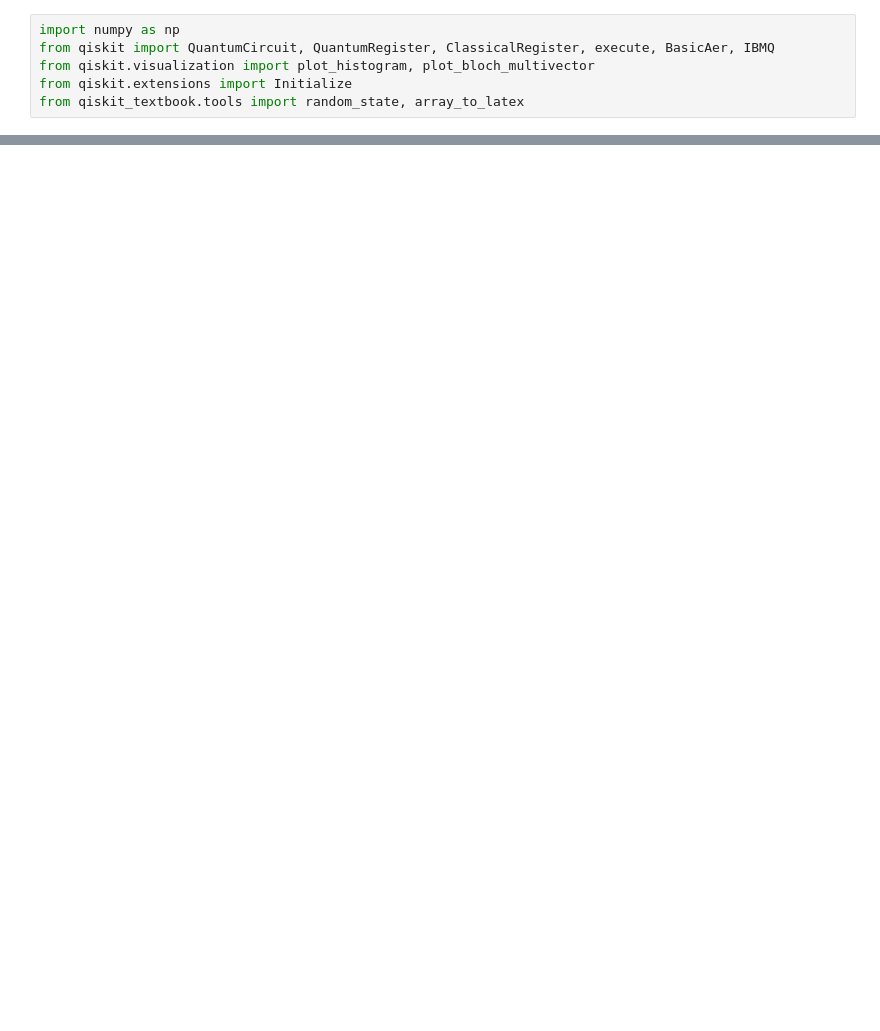
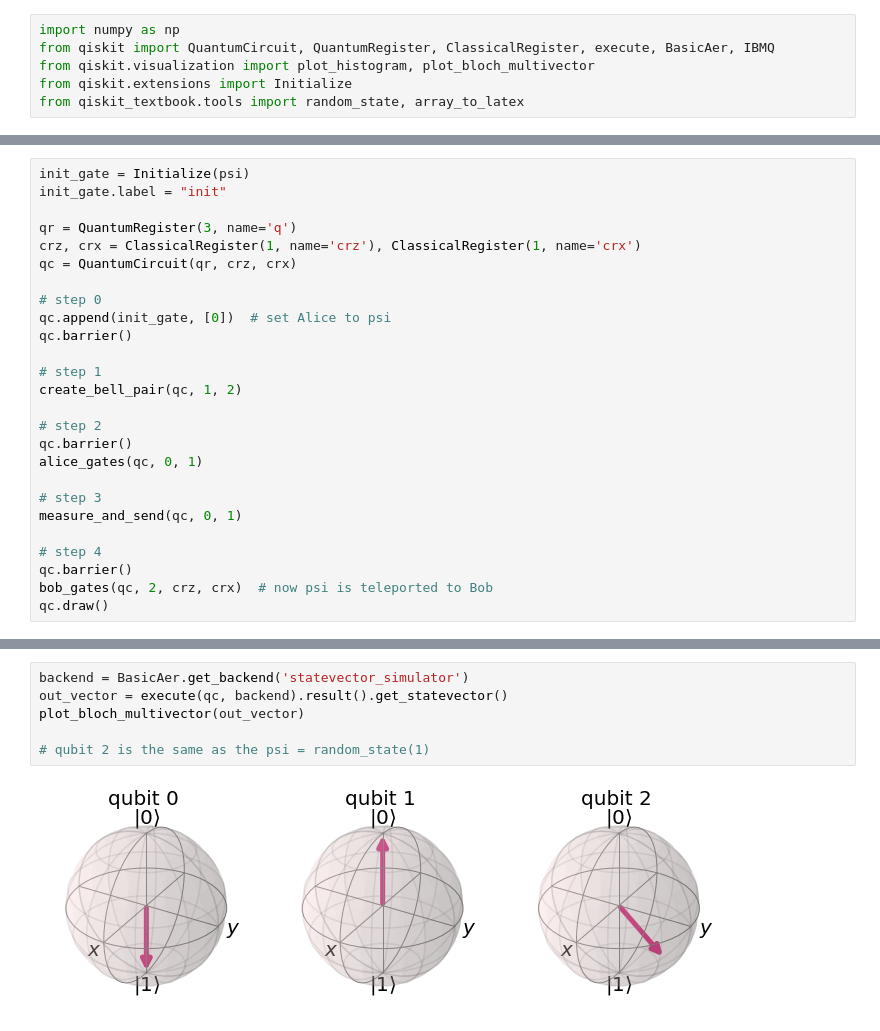
Before and after one commit to caitaozhan/testing, a Jupyter notebook: quantum/teleportation.ipynb, the cells around one changed output, grey strips where cells are left out. Drawn from its saved outputs; the diff is of its cells as text; blank space fills up the shorter version.

```diff
--- a/quantum/teleportation.ipynb
+++ b/quantum/teleportation.ipynb
@@ -21,0 +155,26 @@ $
+# %%
+init_gate = Initialize(psi)
+init_gate.label = "init"
+
+qr = QuantumRegister(3, name='q')
+crz, crx = ClassicalRegister(1, name='crz'), ClassicalRegister(1, name='crx')
+qc = QuantumCircuit(qr, crz, crx)
+
+# step 0
+qc.append(init_gate, [0])  # set Alice to psi
+qc.barrier()
+
+# step 1
+create_bell_pair(qc, 1, 2)
+
+# step 2
+qc.barrier()
+alice_gates(qc, 0, 1)
+
+# step 3
+measure_and_send(qc, 0, 1)
+
+# step 4
+qc.barrier()
+bob_gates(qc, 2, crz, crx)  # now psi is teleported to Bob
+qc.draw()
@@ -21,0 +194,8 @@ $
+# %%
+backend = BasicAer.get_backend('statevector_simulator')
+out_vector = execute(qc, backend).result().get_statevector()
+plot_bloch_multivector(out_vector)
+
+# qubit 2 is the same as the psi = random_state(1)
+# %% [output]
+[figure, added]
```
Also changed, not shown: parts of 16 cells of this notebook.
